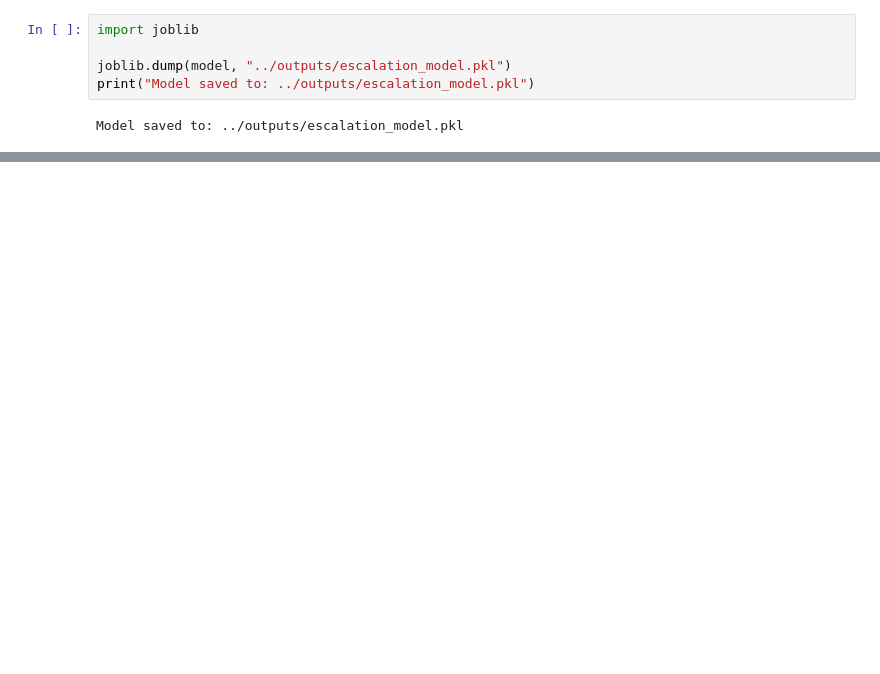
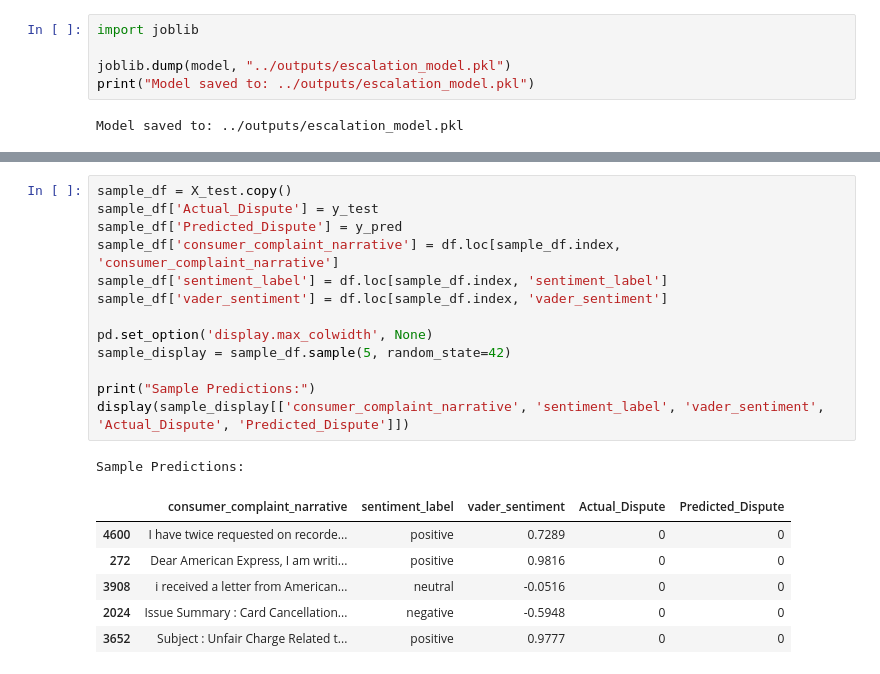
Before and after one commit to SVS-Aditya/amex-complaints-insights-project, a Jupyter notebook: notebooks/04_escalation_modeling.ipynb, the cells around one changed output, grey strips where cells are left out. Saved outputs shown, nothing was run; the diff lists cells and outputs as text; blank space fills up the shorter version.

```diff
--- a/notebooks/04_escalation_modeling.ipynb
+++ b/notebooks/04_escalation_modeling.ipynb
@@ -73,0 +106,21 @@ Model saved to: ../outputs/escalation_model.pkl
+# %%
+sample_df = X_test.copy()
+sample_df['Actual_Dispute'] = y_test
+sample_df['Predicted_Dispute'] = y_pred
+sample_df['consumer_complaint_narrative'] = df.loc[sample_df.index, 'consumer_complaint_narrative']
+sample_df['sentiment_label'] = df.loc[sample_df.index, 'sentiment_label']
+sample_df['vader_sentiment'] = df.loc[sample_df.index, 'vader_sentiment']
+
+pd.set_option('display.max_colwidth', None)
+sample_display = sample_df.sample(5, random_state=42)
+
+print("Sample Predictions:")
+display(sample_display[['consumer_complaint_narrative', 'sentiment_label', 'vader_sentiment', 'Actual_Dispute', 'Predicted_Dispute']])
+# %% [output]
+Sample Predictions:
+|  | consumer_complaint_narrative | sentiment_label | vader_sentiment | Actual_Dispute | Predicted_Dispute |
+| 4600 | I have twice requested on recorde... | positive | 0.7289 | 0 | 0 |
+| 272 | Dear American Express, I am writi... | positive | 0.9816 | 0 | 0 |
+| 3908 | i received a letter from American... | neutral | -0.0516 | 0 | 0 |
+| 2024 | Issue Summary : Card Cancellation... | negative | -0.5948 | 0 | 0 |
+| 3652 | Subject : Unfair Charge Related t... | positive | 0.9777 | 0 | 0 |
```
Also changed, not shown: parts of 7 cells of this notebook, 22 other files.
